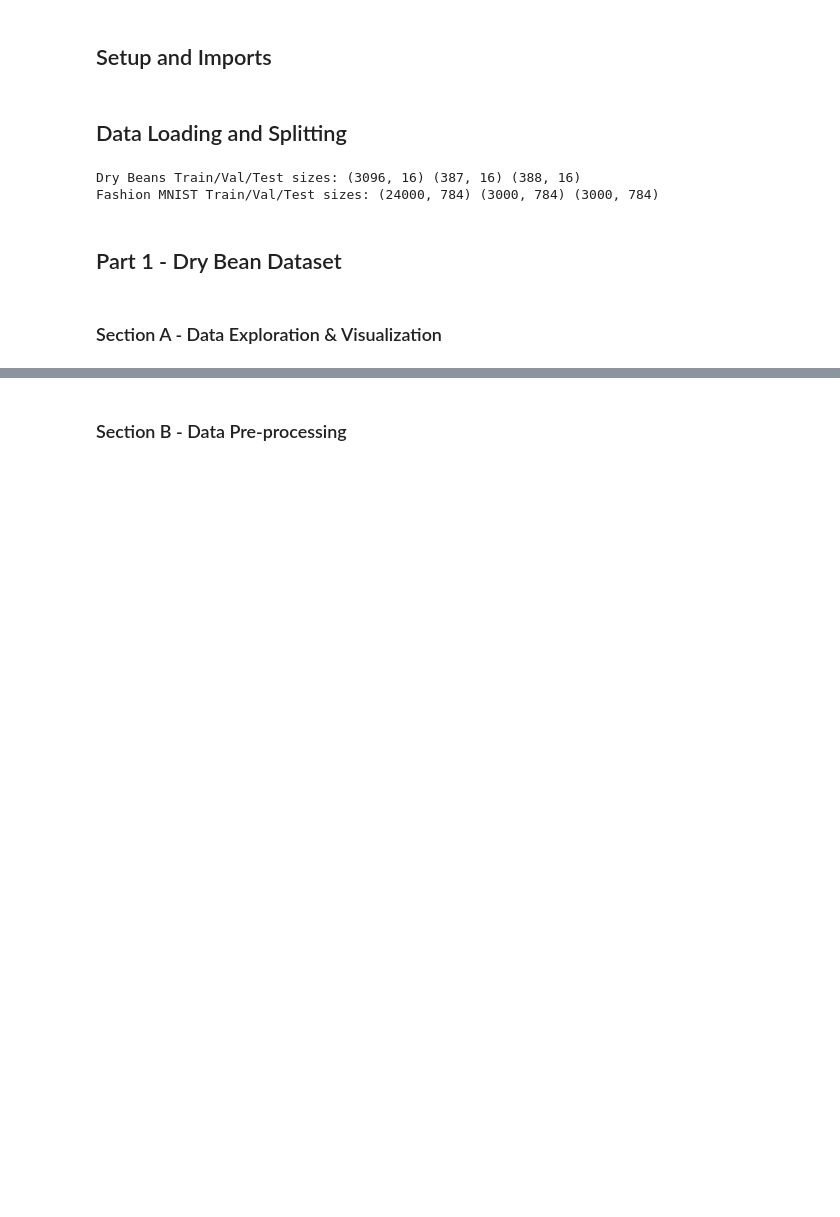
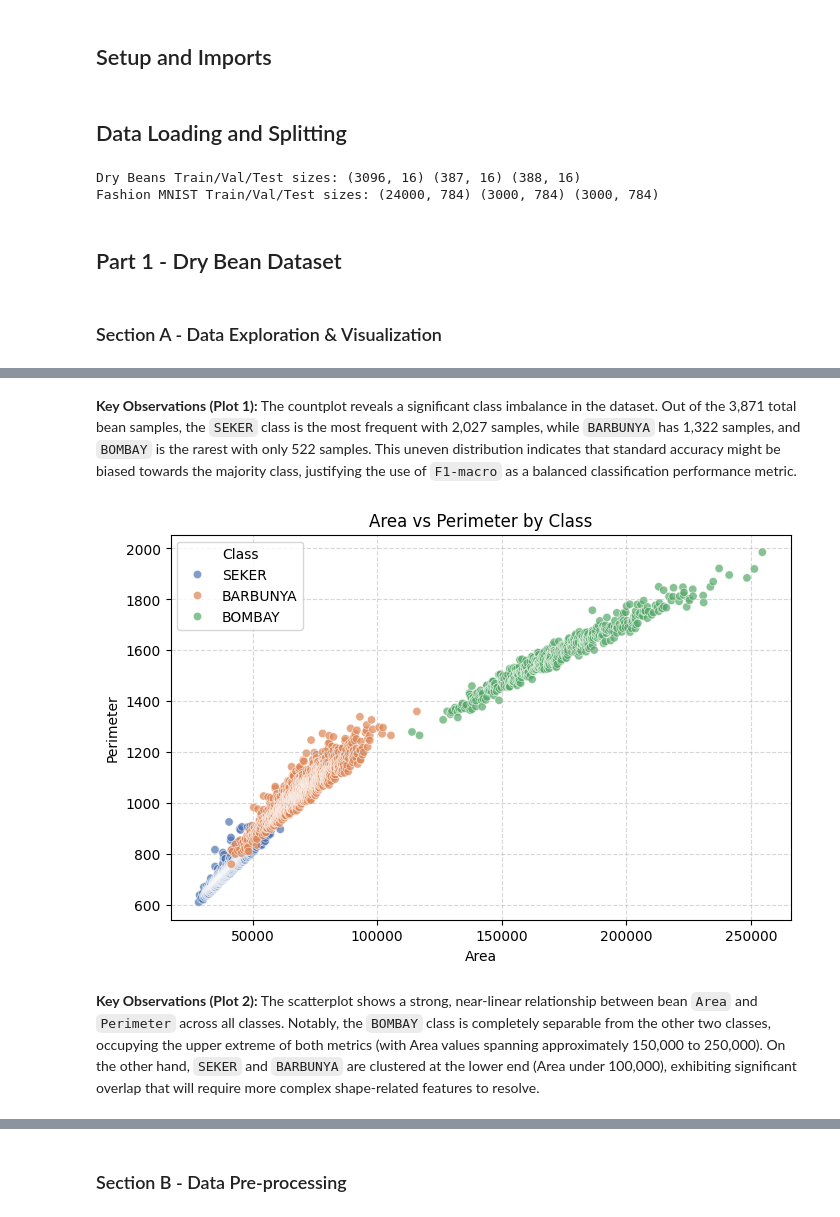
Before and after one commit to AminaOmari/ML_HW3, a Jupyter notebook: ML_HW3_212958755_212608368.ipynb, the cells around one changed output, grey strips where cells are left out. Cells and saved outputs as stored; diff of their text form; code cells hidden in the pictures; blank space fills up the shorter version.

```diff
--- a/ML_HW3_212958755_212608368.ipynb
+++ b/ML_HW3_212958755_212608368.ipynb
@@ -91,0 +67,17 @@ plt.show()
+# %% [markdown]
+**Key Observations (Plot 1):**
+The countplot reveals a significant class imbalance in the dataset. Out of the 3,871 total bean samples, the `SEKER` class is the most frequent with 2,027 samples, while `BARBUNYA` has 1,322 samples, and `BOMBAY` is the rarest with only 522 samples. This uneven distribution indicates that standard accuracy might be biased towards the majority class, justifying the use of `F1-macro` as a balanced classification performance metric.
+# %%
+# 2. Area vs Perimeter
+plt.figure(figsize=(8,5))
+sns.scatterplot(data=beans_df, x='Area', y='Perimeter', hue='Class', alpha=0.7, palette='deep')
+plt.title('Area vs Perimeter by Class')
+plt.xlabel('Area')
+plt.ylabel('Perimeter')
+plt.grid(True, linestyle='--', alpha=0.5)
+plt.show()
+# %% [output]
+[figure, added]
+# %% [markdown]
+**Key Observations (Plot 2):**
+The scatterplot shows a strong, near-linear relationship between bean `Area` and `Perimeter` across all classes. Notably, the `BOMBAY` class is completely separable from the other two classes, occupying the upper extreme of both metrics (with Area values spanning approximately 150,000 to 250,000). On the other hand, `SEKER` and `BARBUNYA` are clustered at the lower end (Area under 100,000), exhibiting significant overlap that will require more complex shape-related features to resolve.
```
Also changed, not shown: parts of 44 cells of this notebook, 2 other files.
